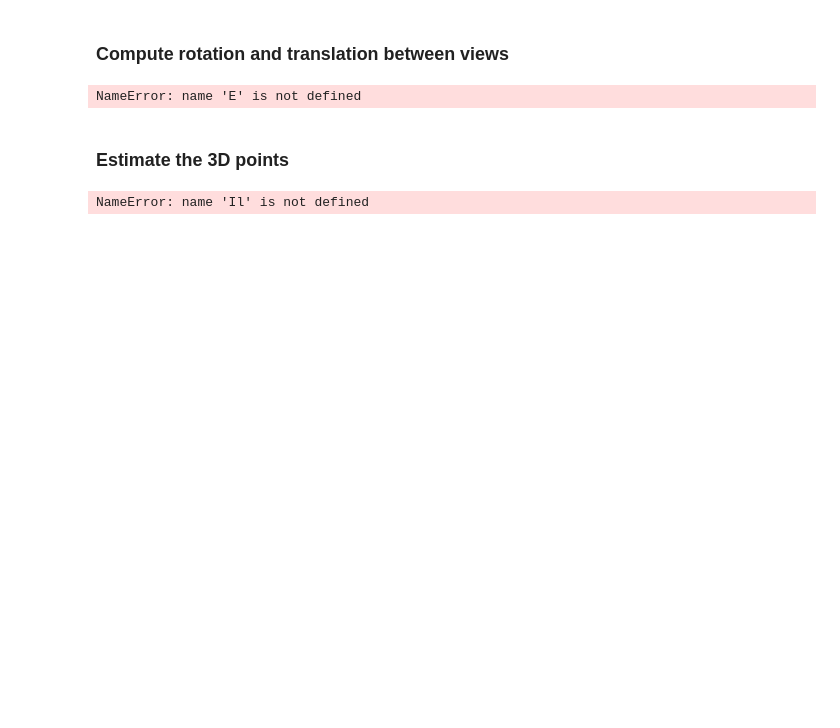
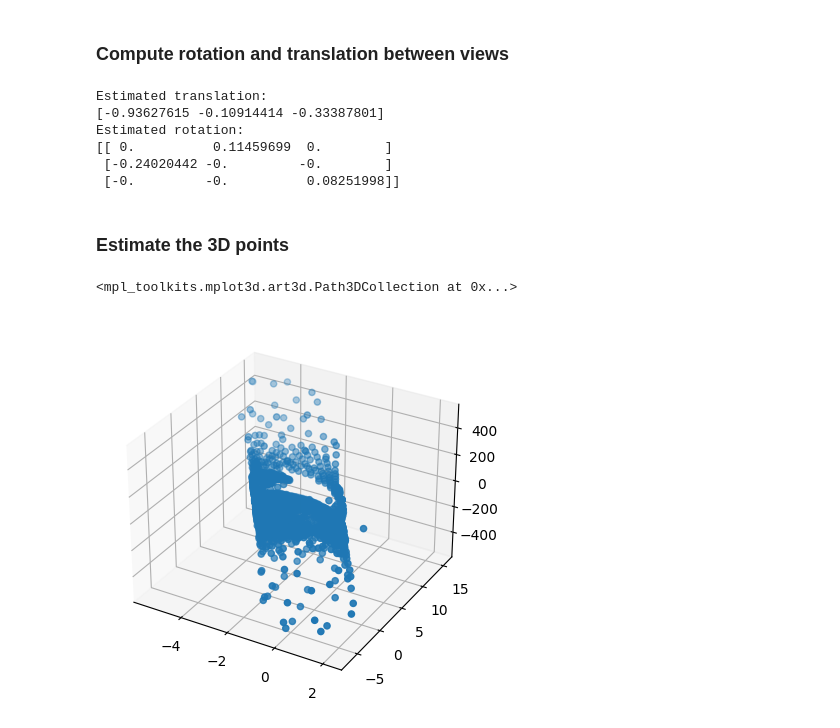
Before and after one commit to alicefornaciari/CV_2022, a Jupyter notebook: assignment_2_part_2/template/Assignment2.ipynb, the cells around one changed output. Saved outputs shown, nothing was run; the diff lists cells and outputs as text; code cells hidden in the pictures; blank space fills up the shorter version.

```diff
--- a/assignment_2_part_2/template/Assignment2.ipynb
+++ b/assignment_2_part_2/template/Assignment2.ipynb
@@ -72,9 +69,13 @@ I need at least 8 point correspondences, each one providing one independent equa
 - K1, internal camera calibration matrix of camera 1 --> x1_n=K^-1 * x1
 - K2, internal camera calibration matrix of camera 2
 # %%
-good_threshold = 1e-3 # or 0.1 # TODO FOR EXAMPLE
+# prob_inl = 0.95
+# N = leftPoints.shape[1]
+good_threshold = 1e-2 # or 0.1 # TODO FOR EXAMPLE
 F, inliers = ransac(leftPoints, rightPoints, good_threshold)
-print('Num outliers', leftPoints.shape[1] - inliers.sum())
+print("norm of F =", np.linalg.norm(F))
+print("Num inliers = ", inliers.shape[-1])
+print('Num outliers', leftPoints.shape[1] - inliers.shape[-1])
 assert np.linalg.matrix_rank(F) == 2
 print('Estimated fundamental matrix: ')
 print(F)
@@ -105,12 +116,21 @@ print(Pr[:,3])
 print('Estimated rotation: ')
 print(Pr[:,:3])
 # %% [output]
-NameError: name 'E' is not defined
+Estimated translation:
+[-0.93627615 -0.10914414 -0.33387801]
+Estimated rotation:
+[[ 0.          0.11459699  0.        ]
+ [-0.24020442 -0.         -0.        ]
+ [-0.         -0.          0.08251998]]
 # %% [markdown]
 ### Estimate the 3D points
 # %%
 x3D = infer_3d(Il, Ir, Pl, Pr)
-plt.scatter(x=x3D[0,:], y=x3D[1,:], z=x3D[2,:])
 #ipv.quickscatter(x=x3D[0,:], y=x3D[1,:], z=x3D[2,:])
+
+fig = plt.figure()
+ax = fig.add_subplot(projection='3d')
+ax.scatter(xs=x3D[0,:], ys=x3D[1,:], zs=x3D[2,:])
 # %% [output]
-NameError: name 'Il' is not defined
+<mpl_toolkits.mplot3d.art3d.Path3DCollection at 0x...>
+[figure, added]
```
Also changed, not shown: parts of 2 cells of this notebook, 1 other file.
